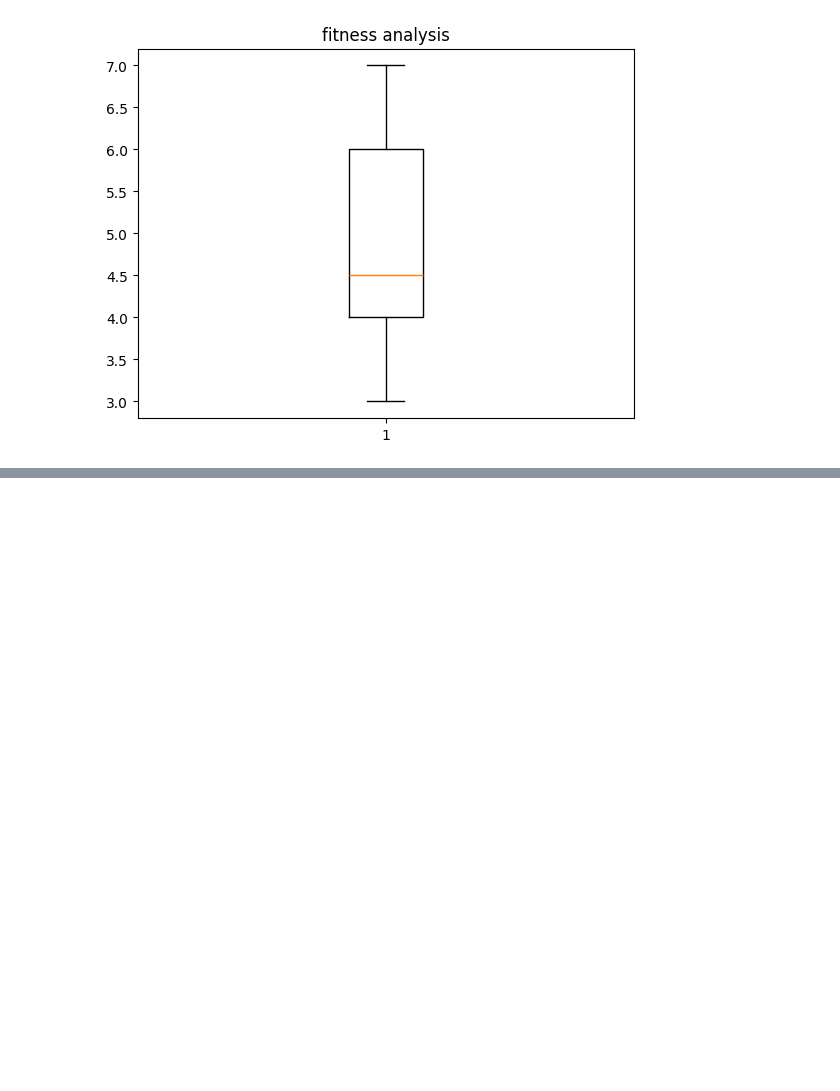
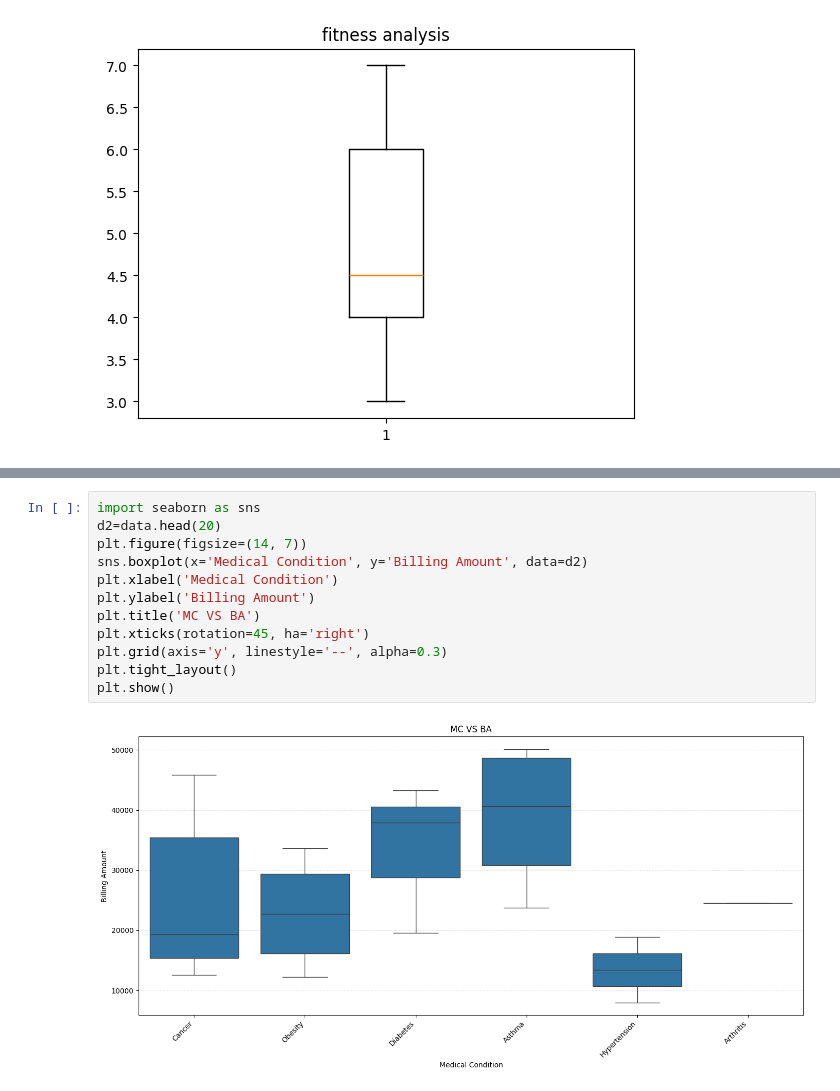
Before and after one commit to Udaythecoder/ethnotech, a Jupyter notebook: day_3.ipynb, the cells around one changed output, grey strips where cells are left out. Drawn from its saved outputs; the diff is of its cells as text; blank space fills up the shorter version.

```diff
--- a/day_3.ipynb
+++ b/day_3.ipynb
@@ -97,0 +180,14 @@ plt.show()
+# %%
+import seaborn as sns
+d2=data.head(20)
+plt.figure(figsize=(14, 7))
+sns.boxplot(x='Medical Condition', y='Billing Amount', data=d2)
+plt.xlabel('Medical Condition')
+plt.ylabel('Billing Amount')
+plt.title('MC VS BA')
+plt.xticks(rotation=45, ha='right')
+plt.grid(axis='y', linestyle='--', alpha=0.3)
+plt.tight_layout()
+plt.show()
+# %% [output]
+[figure, added]
```
Also changed, not shown: parts of 10 cells of this notebook.
